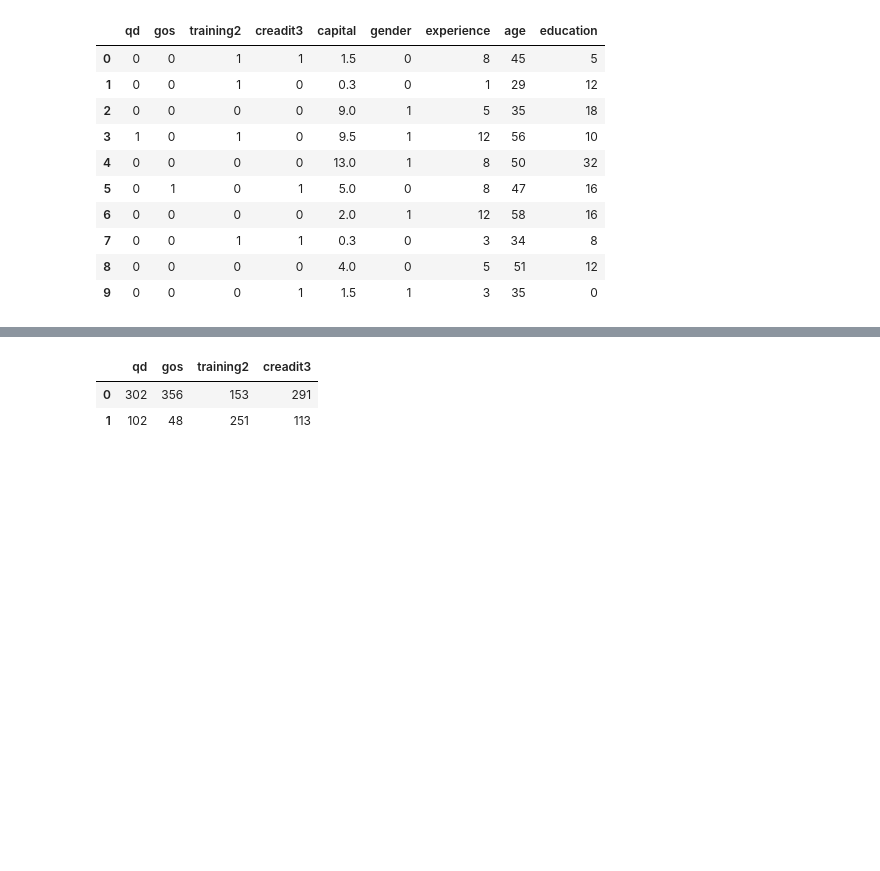
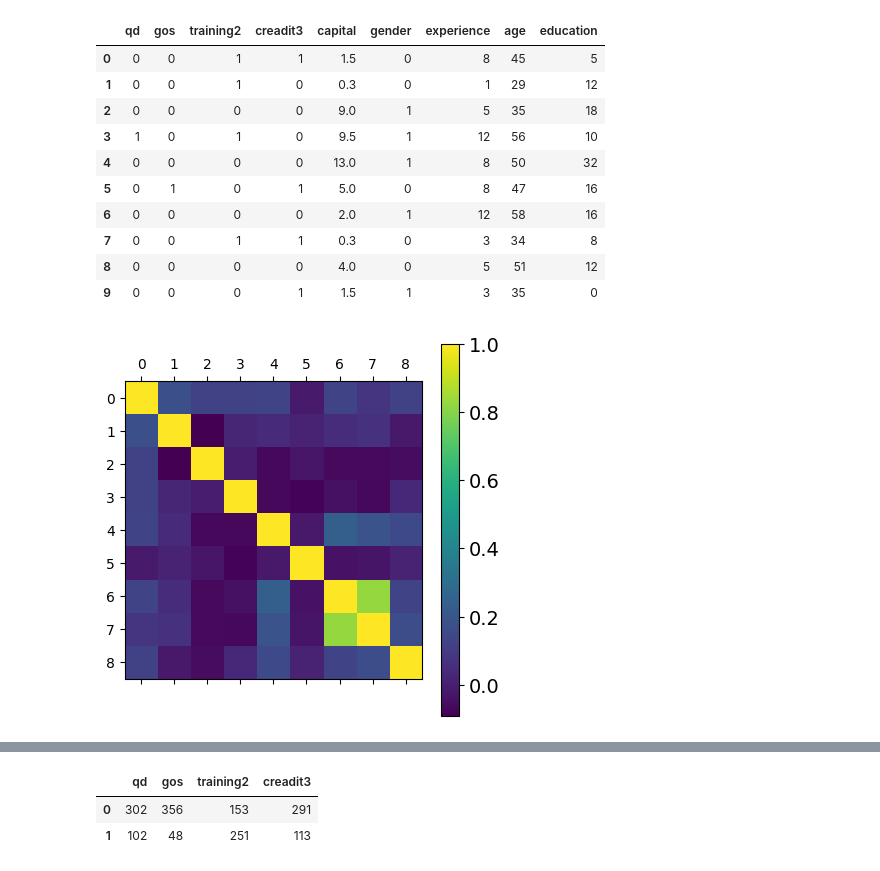
Before and after one commit to tnvuhai/LogisticsRegressionMedical, a Jupyter notebook: FileCode.ipynb, the cells around one changed output, grey strips where cells are left out. Drawn from its saved outputs; the diff is of its cells as text; code cells hidden in the pictures; blank space fills up the shorter version.

Commit message:
Update plot corr

```diff
--- a/FileCode.ipynb
+++ b/FileCode.ipynb
@@ -16,3 +16,20 @@ dataset.head(10)
 | 7 | 0 | 0 | 1 | 1 | 0.3 | 0 | 3 | 34 | 8 |
 | 8 | 0 | 0 | 0 | 0 | 4.0 | 0 | 5 | 51 | 12 |
 | 9 | 0 | 0 | 0 | 1 | 1.5 | 1 | 3 | 35 | 0 |
+# %%
+import matplotlib.pyplot as plt
+
+plt.matshow(dataset.corr())
+cb = plt.colorbar()
+cb.ax.tick_params(labelsize=14)
+plt.show()
+# fig, ax = plt.subplots(figsize=(20,20))
+# cax = ax.matshow(hood_cosine_matrix, interpolation='nearest')
+# ax.grid(True)
+# plt.title('San Francisco Similarity matrix')
+# plt.xticks(range(33), labels,  rotation=90);
+# plt.yticks(range(33), labels);
+# fig.colorbar(cax, ticks=[0.1, 0.2, 0.3, 0.4, 0.5, 0.6, 0.7, .75,.8,.85,.90,.95,1])
+# plt.show()
+# %% [output]
+[figure, added]
```
Also changed, not shown: parts of 12 cells of this notebook.
